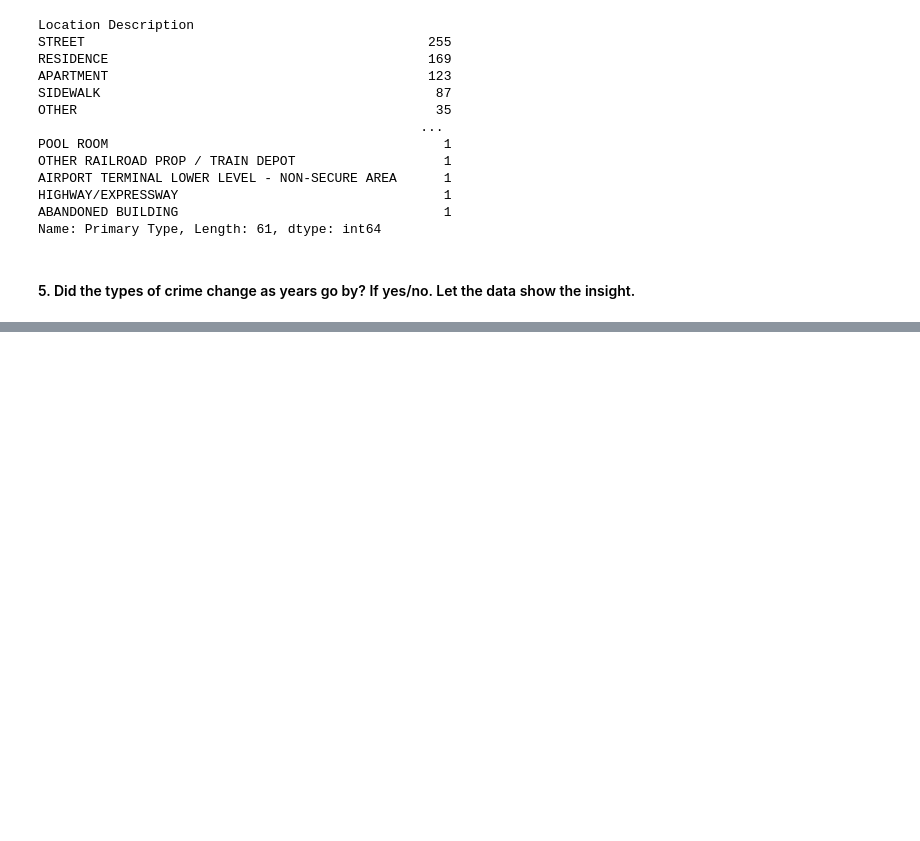
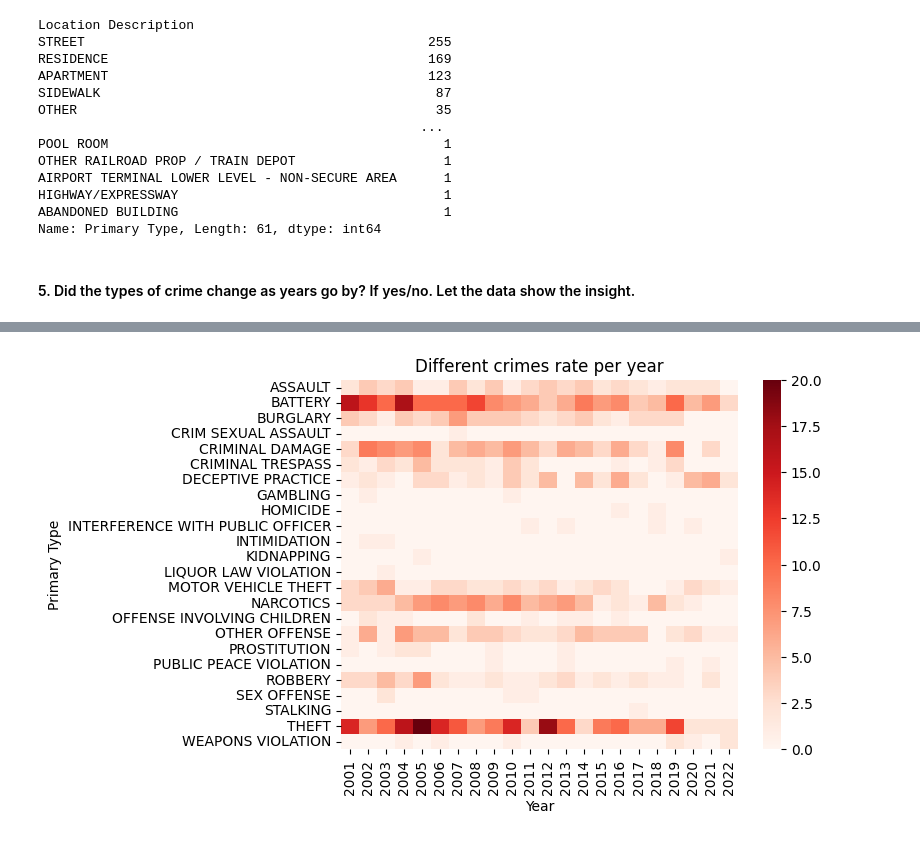
Before and after one commit to Mohaliu/Altschool-Africa-Assignments, a Jupyter notebook: Tesleem Aliu(Assignment 04) Second Semester .ipynb, the cells around one changed output, grey strips where cells are left out. Cells and saved outputs as stored; diff of their text form; code cells hidden in the pictures; blank space fills up the shorter version.

```diff
--- a/Tesleem Aliu(Assignment 04) Second Semester .ipynb
+++ b/Tesleem Aliu(Assignment 04) Second Semester .ipynb
@@ -428,0 +402,9 @@ chicago_crime_df[chicago_crime_df['Primary Type'] == 'ASSAULT'].head()
+# %%
+# Creating a 'Year' column from the 'Date' column in the dataset
+chicago_crime_df['Year'] = chicago_crime_df['Date'].dt.year
+# Subsetting 'Primary Type' and 'Year' column and counting the number of values of primary type in each year
+crime_type_each_year = chicago_crime_df[['Primary Type', 'Year']].value_counts(ascending=False).reset_index()
+display(crime_type_each_year)
+# Pivotting the crime_type_each_year data to contain 'Primary Type' as index, 'Year' as columns and 'count' as values
+pivot_crime_data = crime_type_each_year.pivot(index='Primary Type', columns='Year', values='count').fillna(0)
+pivot_crime_data
@@ -428,0 +443,8 @@ chicago_crime_df[chicago_crime_df['Primary Type'] == 'ASSAULT'].head()
+# %%
+# Plotting a heatmap graph for more insight
+ax = sns.heatmap(pivot_crime_data, cmap='Reds')
+# Creating a title for the heatmap graph
+ax.set_title('Different crimes rate per year')
+plt.show()
+# %% [output]
+[figure, added]
```
Also changed, not shown: parts of 9 cells of this notebook.
